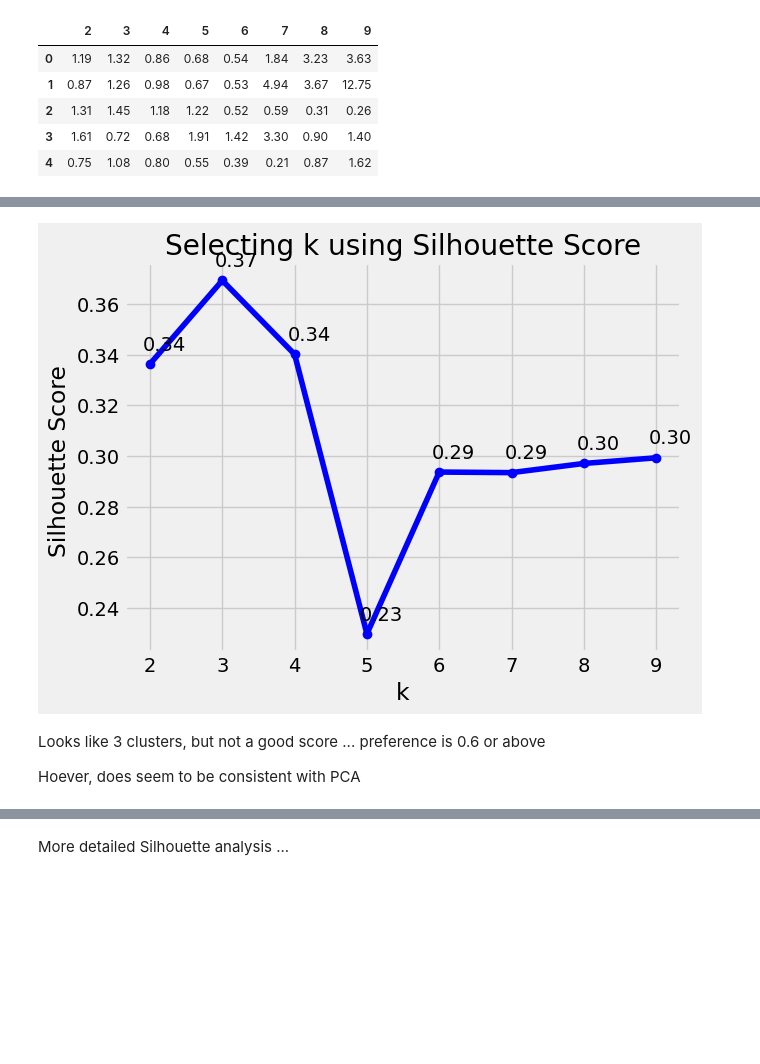
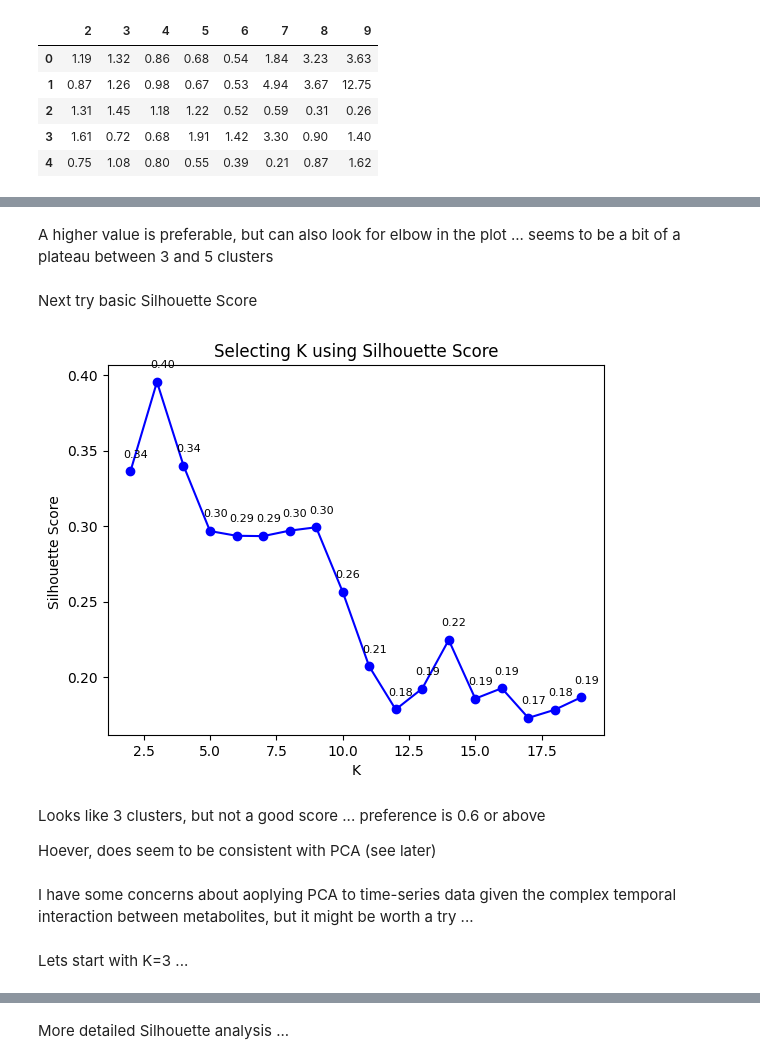
Before and after one commit to jp-cranfield/bioSOM, a Jupyter notebook: InitialDataAnalysis.ipynb, the cells around one changed output, grey strips where cells are left out. Cells and saved outputs as stored; diff of their text form; code cells hidden in the pictures; blank space fills up the shorter version.

```diff
--- a/InitialDataAnalysis.ipynb
+++ b/InitialDataAnalysis.ipynb
@@ -26,6 +26,7 @@ Delete named columns
 
 Save metabolote names for later
 # %%
-arr_data_pd = pd.read_csv("./Data/Arabidopsis-T87-timeseries-NaCl-by-metabolite-BioCyc-Master-SOM.csv", skiprows=1, header=None)
-metabolites = arr_data_pd[0]
-arr_data_pd=arr_data_pd.drop(arr_data_pd.columns[[0, 1]], axis=1)
+arr_data_pd = pd.read_csv("./Data/Arabidopsis-T87-timeseries-NaCl-by-metabolite-BioCyc-Master.csv", skiprows=1, header=None)
+metabolites = arr_data_pd[0] # Save metabolite names for later
+#print(metabolites)
+arr_data_pd = arr_data_pd.drop(arr_data_pd.columns[[0, 1]], axis=1) # Delete all metabolite names so just raw data
@@ -116,0 +167,25 @@ No real elbow in curve ...
+# %%
+ch_score = []
+cluster_list = list(range(2, 10))
+for k in cluster_list:
+    clusterer = KMeans(n_clusters=k, n_init=25, max_iter = 600, random_state=0)
+    preds = clusterer.fit_predict(arr_data_pd_scaled)
+    centers = clusterer.cluster_centers_
+    score = calinski_harabasz_score(arr_data_pd_scaled, preds)
+    ch_score.append(score)
+
+plt.plot(cluster_list, ch_score, "bo-")
+plt.xlabel("K")
+plt.ylabel("Calinski-Harabasz Score")
+plt.title("Selecting K using Calinski-Harabasz Score")
+for x,y in zip(cluster_list, ch_score):
+
+    label = "{:.2f}".format(y)
+
+    plt.annotate(label, # this is the text
+                 (x + 0.2,y), # these are the coordinates to position the label
+                 textcoords="offset points", # how to position the text
+                 xytext=(0,10), # distance from text to points (x,y)
+                 size=8,
+                 ha='center') # horizontal alignment can be left, right or center
+plt.show()
@@ -117,30 +194,39 @@ No real elbow in curve ...
+# %% [markdown]
+A higher value is preferable, but can also look for elbow in the plot ... seems to be a bit of a plateau between 3 and 5 clusters
+# %% [markdown]
+Next try basic Silhouette Score
 # %%
 sil_score = []
-cluster_list = list(range(2, 10))
+cluster_list = list(range(2, 20))
 for k in cluster_list:
-    clusterer = KMeans(n_clusters=k, random_state=0)
+    clusterer = KMeans(n_clusters=k, n_init=25, max_iter = 600, random_state=0)
     preds = clusterer.fit_predict(arr_data_pd_scaled)
-    #centers = clusterer.cluster_centers_
-    score = silhouette_score(arr_data_pd_scaled, preds, metric='euclidean')
+    centers = clusterer.cluster_centers_
+    score = silhouette_score(arr_data_pd_scaled, preds)
     sil_score.append(score)
 
 plt.plot(cluster_list, sil_score, "bo-")
-plt.xlabel("k")
+plt.xlabel("K")
 plt.ylabel("Silhouette Score ")
-plt.title("Selecting k using Silhouette Score")
+plt.title("Selecting K using Silhouette Score")
 for x,y in zip(cluster_list, sil_score):
 
     label = "{:.2f}".format(y)
 
     plt.annotate(label, # this is the text
                  (x + 0.2,y), # these are the coordinates to position the label
                  textcoords="offset points", # how to position the text
                  xytext=(0,10), # distance from text to points (x,y)
+                 size=8,
                  ha='center') # horizontal alignment can be left, right or center
 plt.show()
 # %% [output]
-[figure, old version]
+[figure, new version]
 # %% [markdown]
 Looks like 3 clusters, but not a good score ... preference is 0.6 or above
 
-Hoever, does seem to be consistent with PCA
+Hoever, does seem to be consistent with PCA (see later)
+# %% [markdown]
+I have some concerns about aoplying PCA to time-series data given the complex temporal interaction between metabolites, but it might be worth a try ...
+# %% [markdown]
+Lets start with K=3 ...
```
Also changed, not shown: parts of 55 cells of this notebook, 1 other file.
